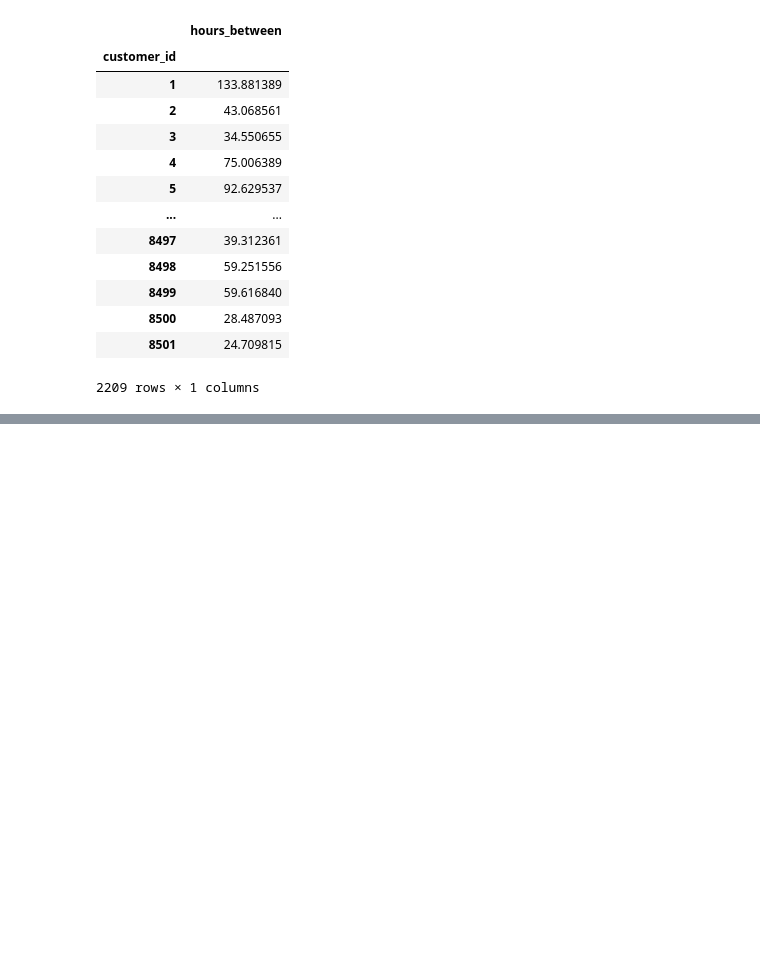
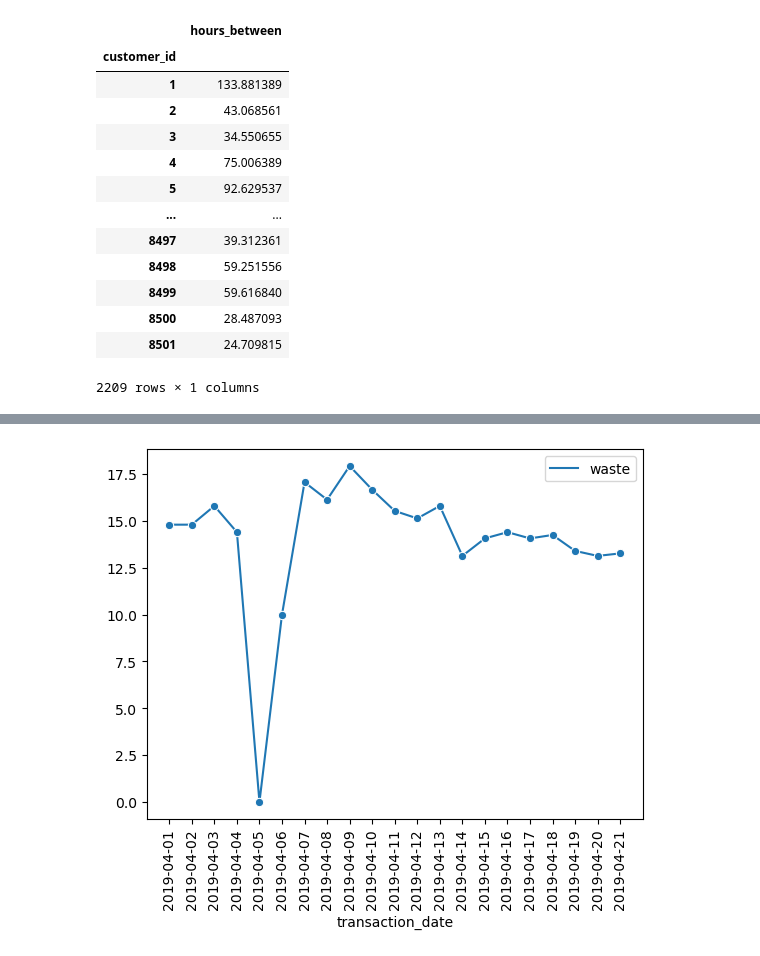
Before and after one commit to coffee-shop-analysis/coffee_project, a Jupyter notebook: explore_j.ipynb, the cells around one changed output, grey strips where cells are left out. Saved outputs shown, nothing was run; the diff lists cells and outputs as text; code cells hidden in the pictures; blank space fills up the shorter version.

Commit message:
looking at waste

```diff
--- a/explore_j.ipynb
+++ b/explore_j.ipynb
@@ -497,0 +542,4 @@ test
+# %%
+pastry_train.rename(columns={'% waste': 'waste_percent'}, inplace=True)
+# %%
+pastry_train.waste_percent = pastry_train.waste_percent.str.replace('%', '').astype(int)
@@ -497,0 +562,2 @@ test
+# %%
+waste_company = pastry_train.groupby('transaction_date')['waste'].mean()
@@ -497,0 +612,9 @@ test
+# %%
+waste_company = pd.DataFrame(waste_company)
+# %%
+sns.lineplot(data=waste_company, marker='o')
+plt.xticks(waste_company.index, rotation=90)
+
+plt.show()
+# %% [output]
+[figure, added]
```
Also changed, not shown: parts of 15 cells of this notebook.
